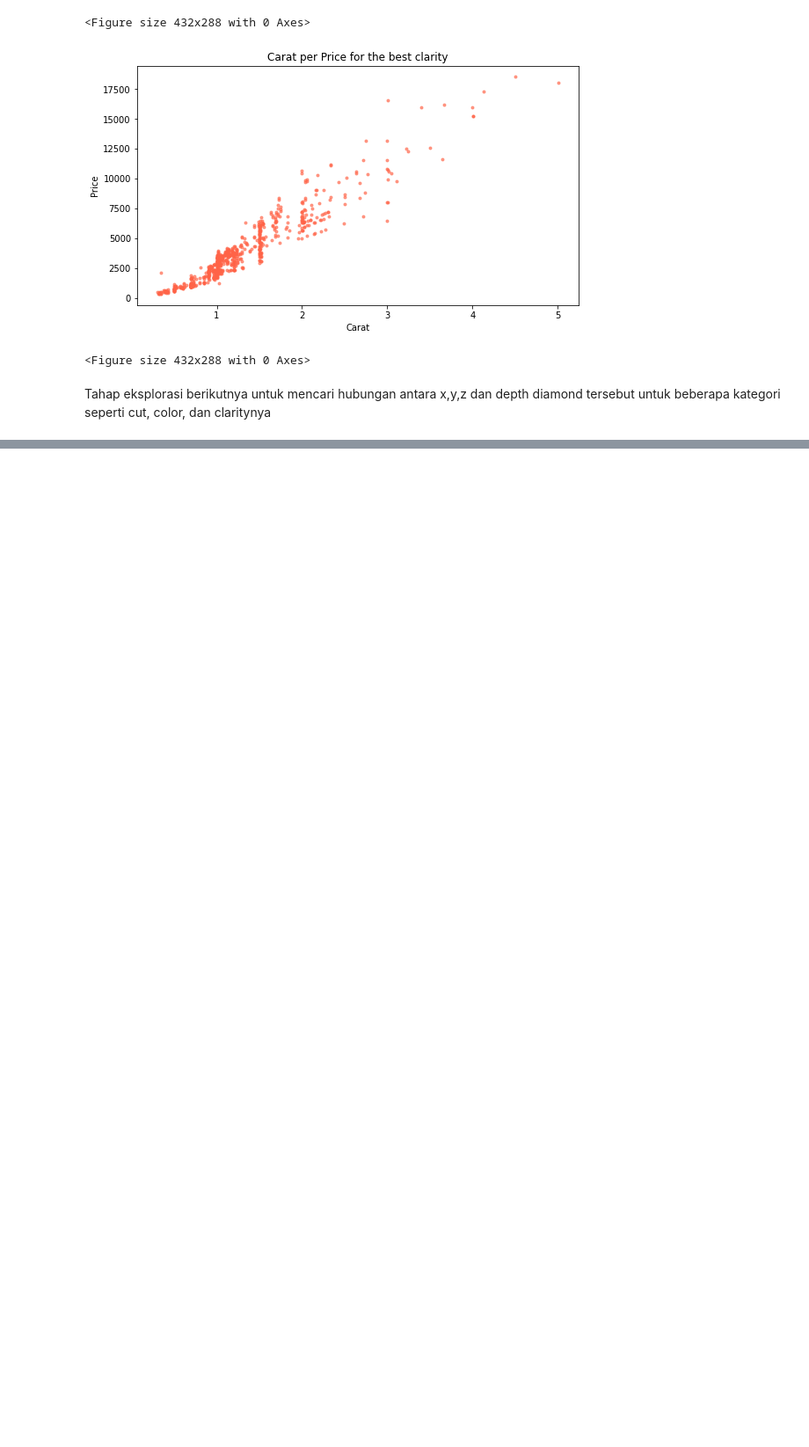
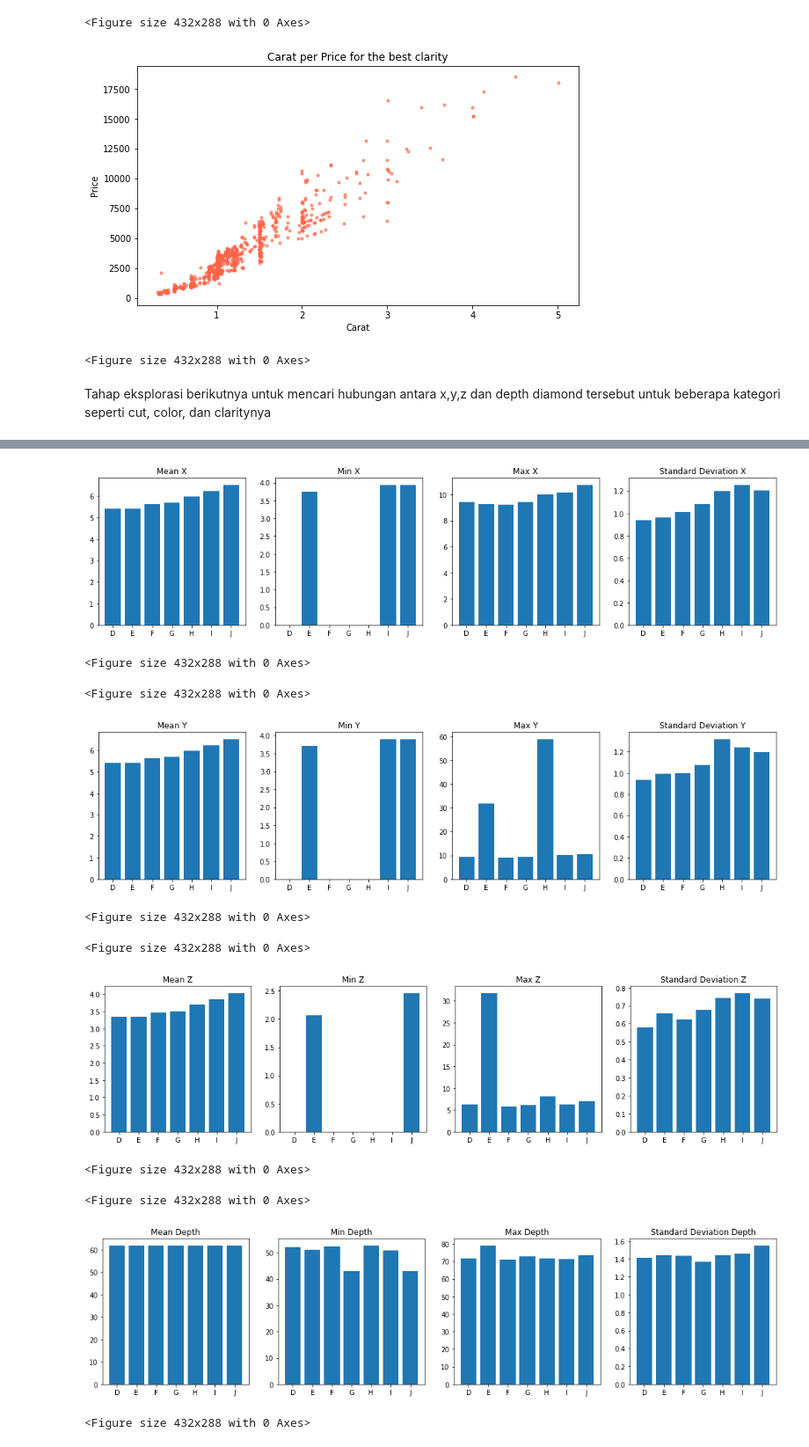
Before and after one commit to michaelmanurung/Numerical-Method-Project, a Jupyter notebook: Diamond_data_exploration.ipynb, the cells around one changed output, grey strips where cells are left out. Shown: that part at 88% size. Cells and saved outputs as stored; diff of their text form; code cells hidden in the pictures; blank space fills up the shorter version.

```diff
--- a/Diamond_data_exploration.ipynb
+++ b/Diamond_data_exploration.ipynb
@@ -255 +255,78 @@ plt.clf()
 <Figure size 432x288 with 0 Axes>
+# %%
+dataMeanColorDF = diamondDataFrame[['color','x','y','z','depth']].groupby('color').agg(['count',np.mean, np.std, np.min, np.max])
+
+# ploting data mean, std, min, max for each X attribute
+fig, axs = plt.subplots(1, 4)
+fig.set_figwidth(18)
+fig.set_figheight(4)
+axs[0].bar(dataMeanColorDF.index, dataMeanColorDF['x']['mean'])
+axs[0].title.set_text('Mean X')
+axs[1].bar(dataMeanColorDF.index, dataMeanColorDF['x']['amin'])
+axs[1].title.set_text('Min X')
+axs[2].bar(dataMeanColorDF.index, dataMeanColorDF['x']['amax'])
+axs[2].title.set_text('Max X')
+axs[3].bar(dataMeanColorDF.index, dataMeanColorDF['x']['std'])
+axs[3].title.set_text('Standard Deviation X')
+plt.show()
+plt.clf()
+
+# ploting data mean, std, min, max for each Y attribute
+fig2 = plt.figure()
+fig2, axs = plt.subplots(1, 4)
+fig2.set_figwidth(18)
+fig2.set_figheight(4)
+axs[0].bar(dataMeanColorDF.index, dataMeanColorDF['y']['mean'])
+axs[0].title.set_text('Mean Y')
+axs[1].bar(dataMeanColorDF.index, dataMeanColorDF['y']['amin'])
+axs[1].title.set_text('Min Y')
+axs[2].bar(dataMeanColorDF.index, dataMeanColorDF['y']['amax'])
+axs[2].title.set_text('Max Y')
+axs[3].bar(dataMeanColorDF.index, dataMeanColorDF['y']['std'])
+axs[3].title.set_text('Standard Deviation Y')
+plt.show()
+plt.clf()
+
+# ploting data mean, std, min, max for each Z attribute
+fig3 = plt.figure()
+fig3, axs = plt.subplots(1, 4)
+fig3.set_figwidth(18)
+fig3.set_figheight(4)
+axs[0].bar(dataMeanColorDF.index, dataMeanColorDF['z']['mean'])
+axs[0].title.set_text('Mean Z')
+axs[1].bar(dataMeanColorDF.index, dataMeanColorDF['z']['amin'])
+axs[1].title.set_text('Min Z')
+axs[2].bar(dataMeanColorDF.index, dataMeanColorDF['z']['amax'])
+axs[2].title.set_text('Max Z')
+axs[3].bar(dataMeanColorDF.index, dataMeanColorDF['z']['std'])
+axs[3].title.set_text('Standard Deviation Z')
+plt.show()
+plt.clf()
+
+# ploting data mean, std, min, max for each depth attribute
+fig4 = plt.figure()
+fig4, axs = plt.subplots(1, 4)
+fig4.set_figwidth(18)
+fig4.set_figheight(4)
+axs[0].bar(dataMeanColorDF.index, dataMeanColorDF['depth']['mean'])
+axs[0].title.set_text('Mean Depth')
+axs[1].bar(dataMeanColorDF.index, dataMeanColorDF['depth']['amin'])
+axs[1].title.set_text('Min Depth')
+axs[2].bar(dataMeanColorDF.index, dataMeanColorDF['depth']['amax'])
+axs[2].title.set_text('Max Depth')
+axs[3].bar(dataMeanColorDF.index, dataMeanColorDF['depth']['std'])
+axs[3].title.set_text('Standard Deviation Depth')
+plt.show()
+plt.clf()
+# %% [output]
+[figure, added]
+<Figure size 432x288 with 0 Axes>
+<Figure size 432x288 with 0 Axes>
+[figure, added]
+<Figure size 432x288 with 0 Axes>
+<Figure size 432x288 with 0 Axes>
+[figure, added]
+<Figure size 432x288 with 0 Axes>
+<Figure size 432x288 with 0 Axes>
+[figure, added]
+<Figure size 432x288 with 0 Axes>
```
Also changed, not shown: parts of 8 cells of this notebook.
